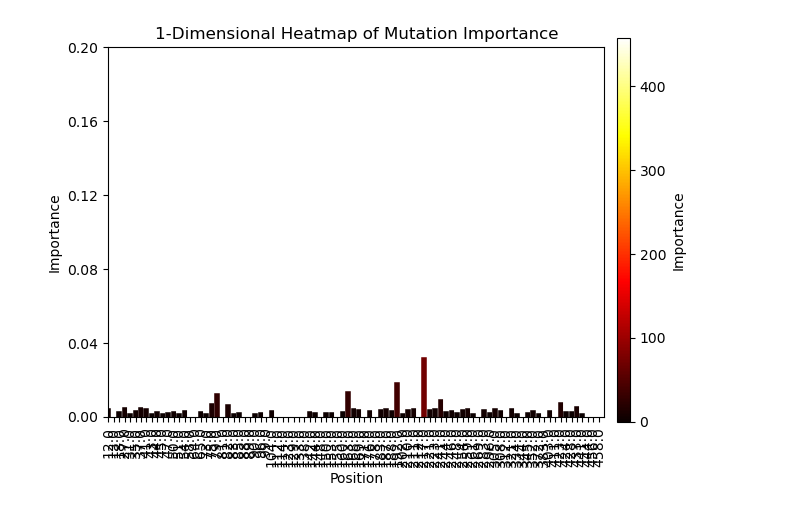
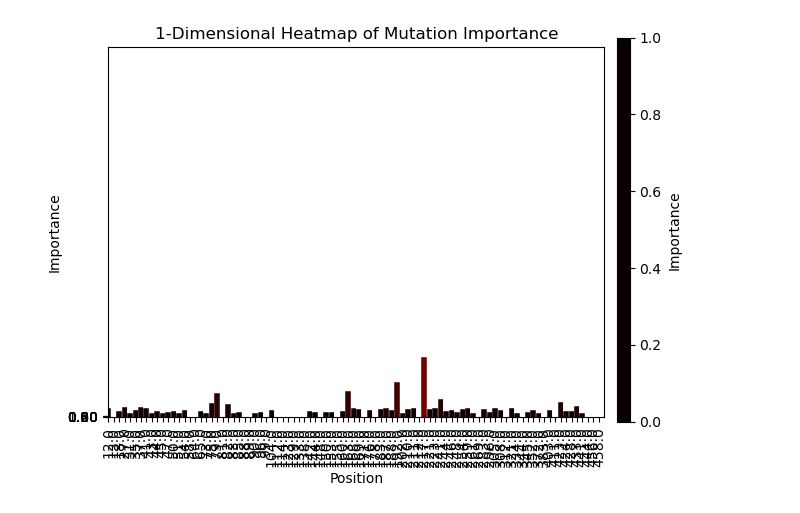
Before and after one commit to BatMandor/SHH-Cancer, a Jupyter notebook: heat map .ipynb, the cells around one changed output. Saved outputs shown, nothing was run; the diff lists cells and outputs as text; code cells hidden in the pictures.

```diff
--- a/heat map .ipynb
+++ b/heat map .ipynb
@@ -22,34 +22,41 @@ fig, ax = plt.subplots()
 for i, row in data.iterrows():
     for j, value in enumerate(row):
         ax.axvline(x=i, ymin=0, ymax=value, color=cmap(value), linewidth=4)
 
 ax.set_xlim(0, len(data))
-ax.set_ylim(0, 0.2)
+
+# Scale the y-axis based on data values
+y_min = data.min().min()
+y_max = data.max().max()
+ax.set_ylim(y_min, y_max)
+
 
 # Add axis labels
 ax.set_xlabel('Position')
 ax.set_ylabel('Importance')
+
 
 # Set custom tick labels for x-axis and y-axis
 ax.set_xticks(np.arange(len(data['Locations'])))
 ax.set_xticklabels(data['Locations'], rotation=90)  # Assuming row names represent positions
 
 # Set y-axis tick labels as decimals
-ax.set_yticks(np.linspace(0, 0.2, num=6))
-ax.set_yticklabels(['{:.2f}'.format(i) for i in np.linspace(0, 0.2, num=6)])
+ax.set_yticks(np.linspace(0, 1, num=6))
+ax.set_yticklabels(['{:.2f}'.format(i) for i in np.linspace(0, 1, num=6)])
 
 
 # Add title
 ax.set_title('1-Dimensional Heatmap of Mutation Importance')
 
 # Create a colorbar
 norm = Normalize(vmin=data.min().min(), vmax=data.max().max())
 cbar = ColorbarBase(ax=fig.add_axes([0.92, 0.1, 0.02, 0.8]), cmap=cmap, norm=norm)
 cbar.set_label('Importance')
 
 
 ax.axis('on')
 
+plt.ylim(0,1)
 plt.show()
 # %% [output]
-[figure, old version]
+[figure, new version]
```
Also changed, not shown: 1 other file.
